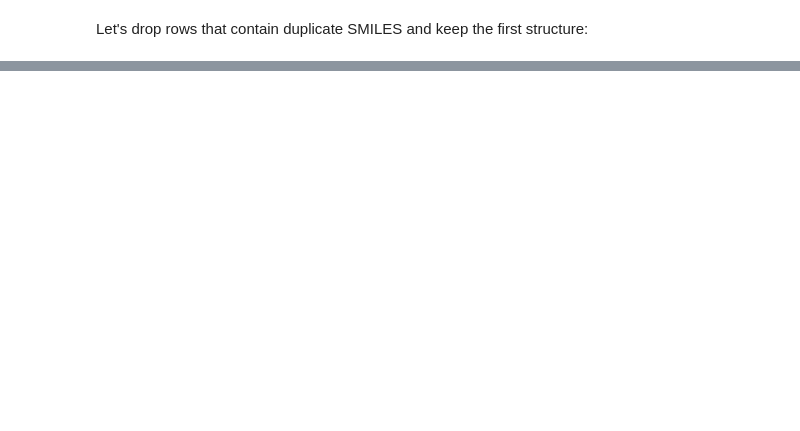
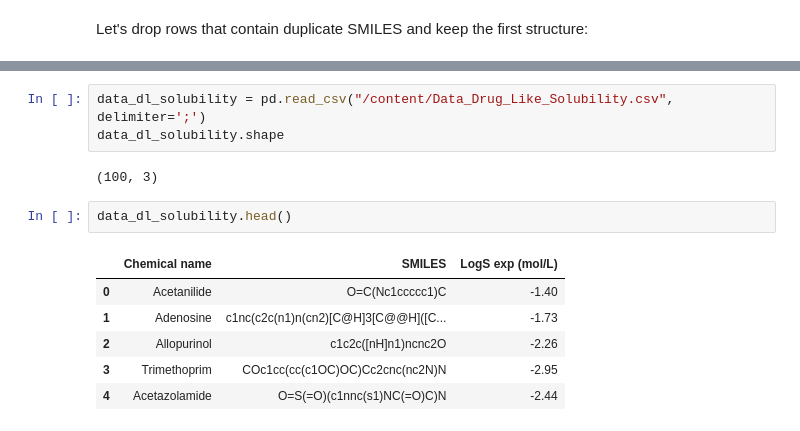
Before and after one commit to LucasCossard/WSPP_Projectppchem, a Jupyter notebook: Notebook_WSP.ipynb, the cells around one changed output, grey strips where cells are left out. Cells and saved outputs as stored; diff of their text form; blank space fills up the shorter version.

```diff
--- a/Notebook_WSP.ipynb
+++ b/Notebook_WSP.ipynb
@@ -224,0 +274,14 @@ data_solubility_cleaned.head()
+# %%
+data_dl_solubility = pd.read_csv("/content/Data_Drug_Like_Solubility.csv", delimiter=';')
+data_dl_solubility.shape
+# %% [output]
+(100, 3)
+# %%
+data_dl_solubility.head()
+# %% [output]
+|  | Chemical name | SMILES | LogS exp (mol/L) |
+| 0 | Acetanilide | O=C(Nc1ccccc1)C | -1.40 |
+| 1 | Adenosine | c1nc(c2c(n1)n(cn2)[C@H]3[C@@H]([C... | -1.73 |
+| 2 | Allopurinol | c1c2c([nH]n1)ncnc2O | -2.26 |
+| 3 | Trimethoprim | COc1cc(cc(c1OC)OC)Cc2cnc(nc2N)N | -2.95 |
+| 4 | Acetazolamide | O=S(=O)(c1nnc(s1)NC(=O)C)N | -2.44 |
```
Also changed, not shown: parts of 19 cells of this notebook.
